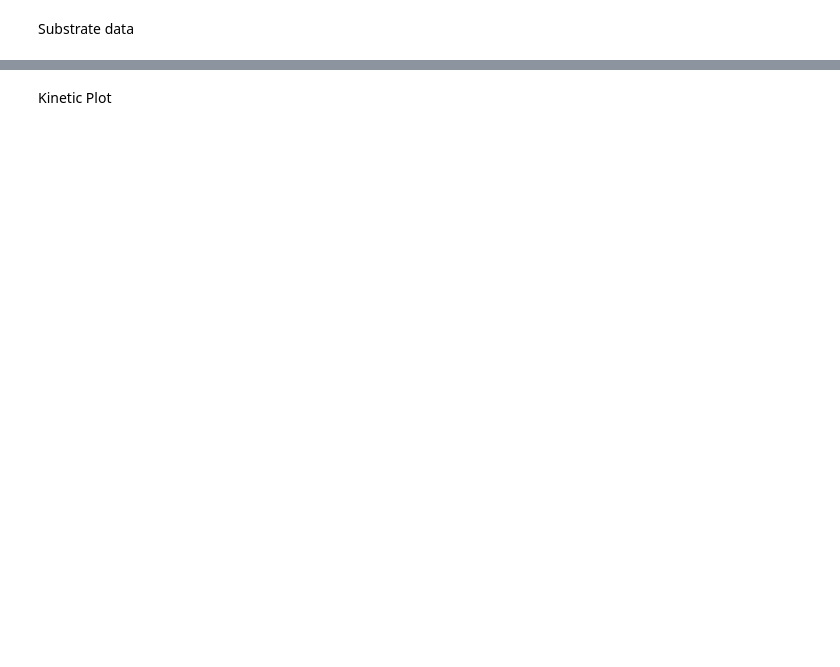
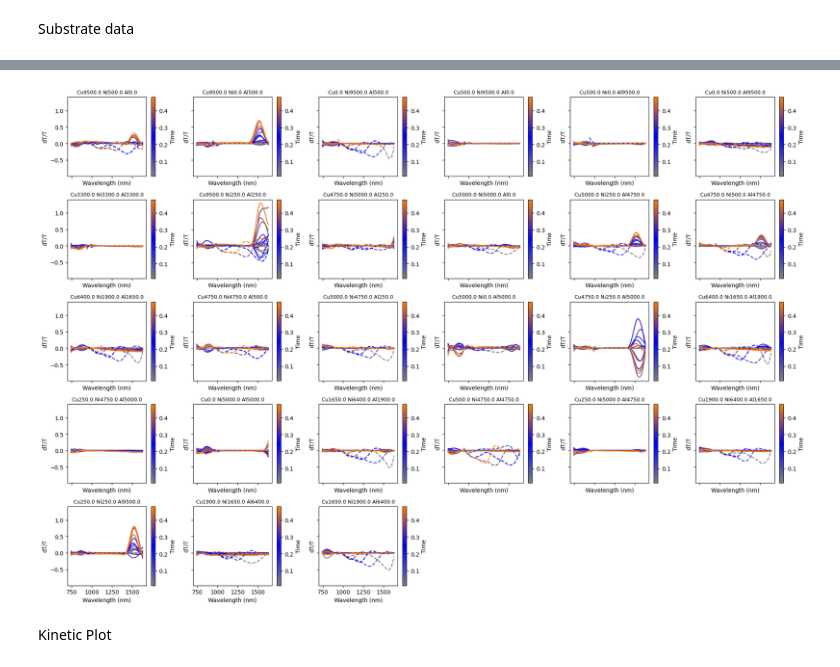
Before and after one commit to linarojas0824/Hybrid-Experimental-Data-Driven-Workflow, a Jupyter notebook: scripts/Notebooks/Pump_Probe_Results.ipynb, the cells around one changed output, grey strips where cells are left out. Drawn from its saved outputs; the diff is of its cells as text; code cells hidden in the pictures; blank space fills up the shorter version.

```diff
--- a/scripts/Notebooks/Pump_Probe_Results.ipynb
+++ b/scripts/Notebooks/Pump_Probe_Results.ipynb
@@ -181,3 +139,56 @@ plt.show()
+# %%
+sample_data = np.array(list(master_wvl.keys()))
+n = len(sample_data)
+
+ncols = 6
+nrows = math.ceil(n / ncols)
+
+fig, axes = plt.subplots(
+    nrows, ncols,
+    figsize=(3.2 * ncols, 2.6 * nrows),
+    sharex=True, sharey=True
+)
+
+axes = axes.ravel()
+
+for ax, sample in zip(axes, sample_data):
+    df1 = master_wvl[sample].drop(columns=["sample", "power_mW"])
+
+    # always plot the first dataframe
+    pl.plot_spectra_at_times(
+        df1,
+        time_range=(0, 0.5),
+        step=3,
+        legend=False,
+        ax=ax,
+        add_colorbar=True,
+        linestyle="-"
+    )
+
+    # plot the second dataframe only if that sample exists there
+    if sample in master_wvl_1:
+        df2 = master_wvl_1[sample].drop(columns=["sample", "power_mW"])
+
+        pl.plot_spectra_at_times(
+            df2,
+            time_range=(0, 0.5),
+            step=3,
+            legend=False,
+            ax=ax,
+            add_colorbar=False,
+            linestyle="--"
+        )
+
+    title = df_compo.loc[df_compo["ID"] == sample, "symbol"].iloc[0]
+    ax.set_title(title, fontsize=9)
+
+for ax in axes[n:]:
+    ax.axis("off")
+
+fig.tight_layout()
+plt.show()
+# %% [output]
+[figure, added]
 # %% [markdown]
 Kinetic Plot
 # %%
```
Also changed, not shown: parts of 18 cells of this notebook, 7 other files.
